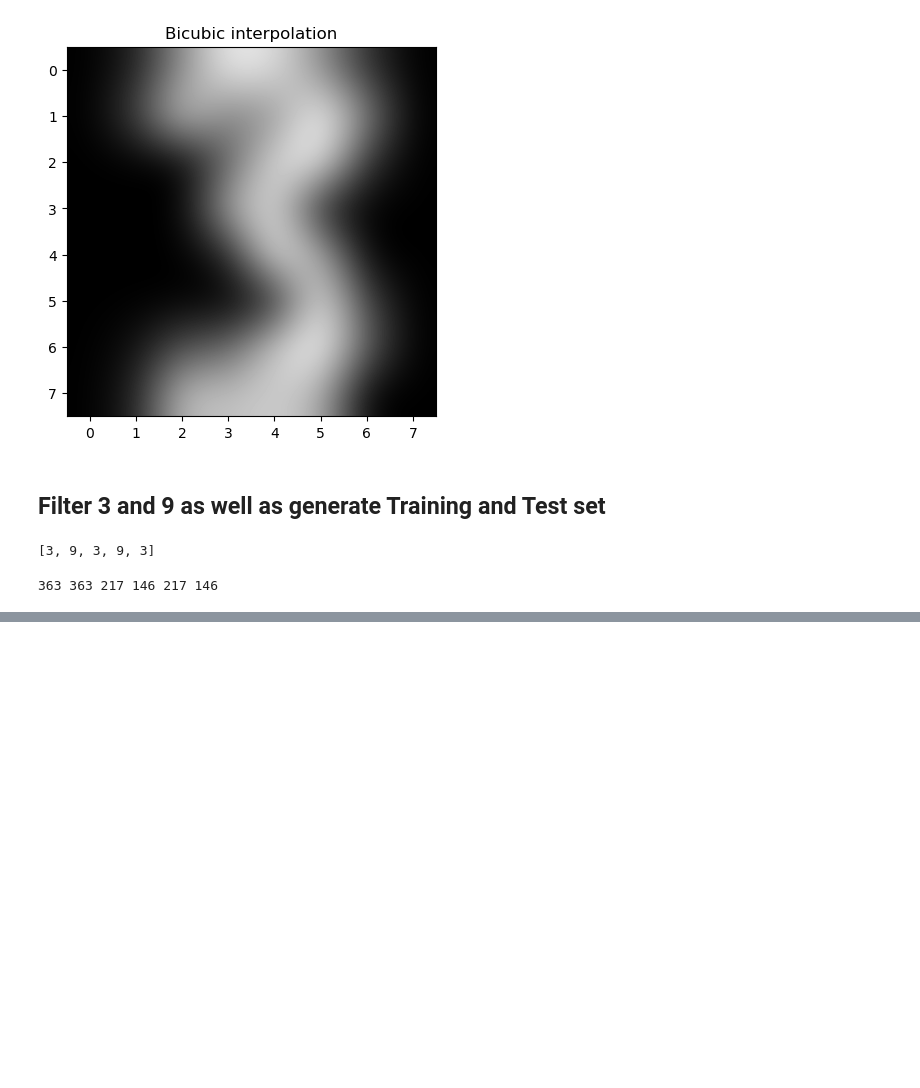
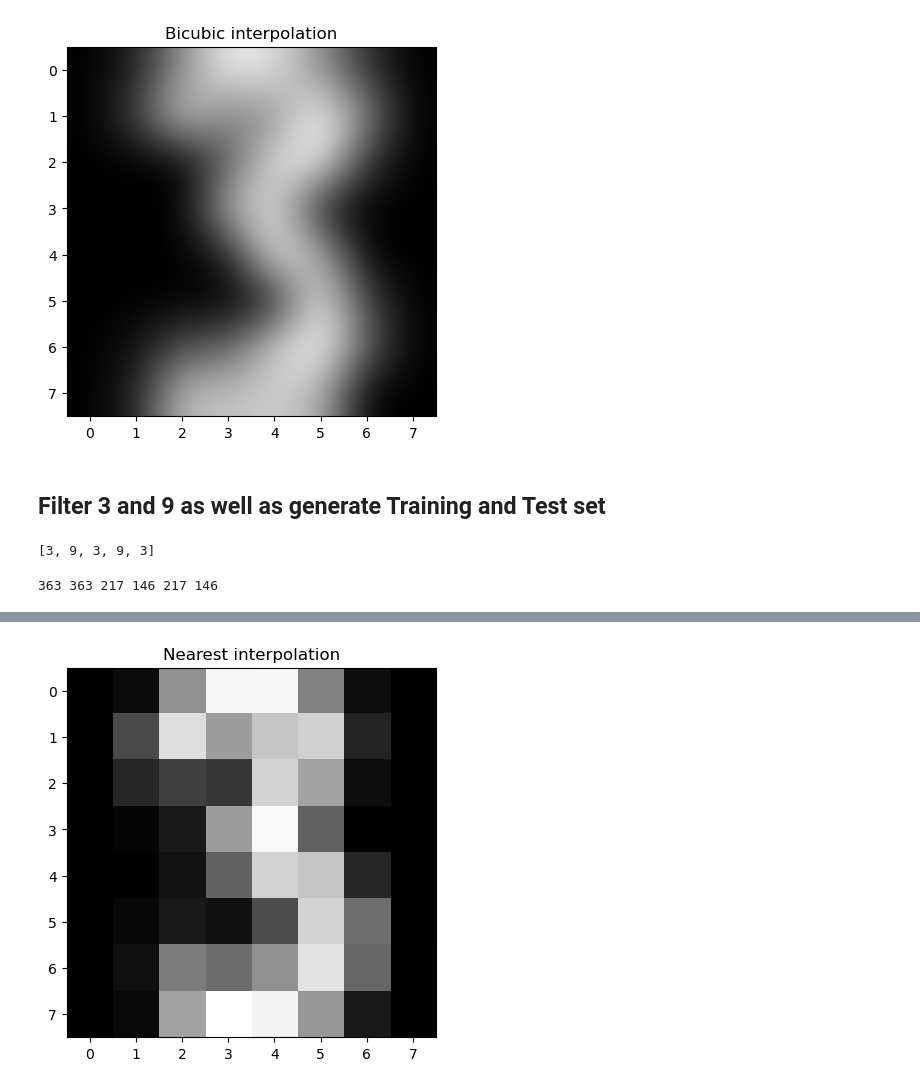
Before and after one commit to Simon-0711/ML_essentials, a Jupyter notebook: Exercise_1/1_2_Simon.ipynb, the cells around one changed output, grey strips where cells are left out. Cells and saved outputs as stored; diff of their text form; code cells hidden in the pictures; blank space fills up the shorter version.

```diff
--- a/Exercise_1/1_2_Simon.ipynb
+++ b/Exercise_1/1_2_Simon.ipynb
@@ -87,0 +122,20 @@ print(len(X_all), len(y_all), len(X_train), len(X_test), len(y_train), len(y_tes
+# %%
+# average image of digit 3
+image_sum = np.zeros((8, 8))
+for image in images_3:
+    image_sum += image
+image_avg = image_sum / len(images_3)
+
+# Generate a 3 image
+img = image_avg
+
+assert 2 == len(img.shape)
+
+# Display the image with nearest interpolation
+plt.figure()
+plt.gray()
+plt.imshow(img, interpolation="nearest")
+plt.title("Nearest interpolation")
+plt.show()
+# %% [output]
+[figure, added]
```
Also changed, not shown: parts of 10 cells of this notebook.
